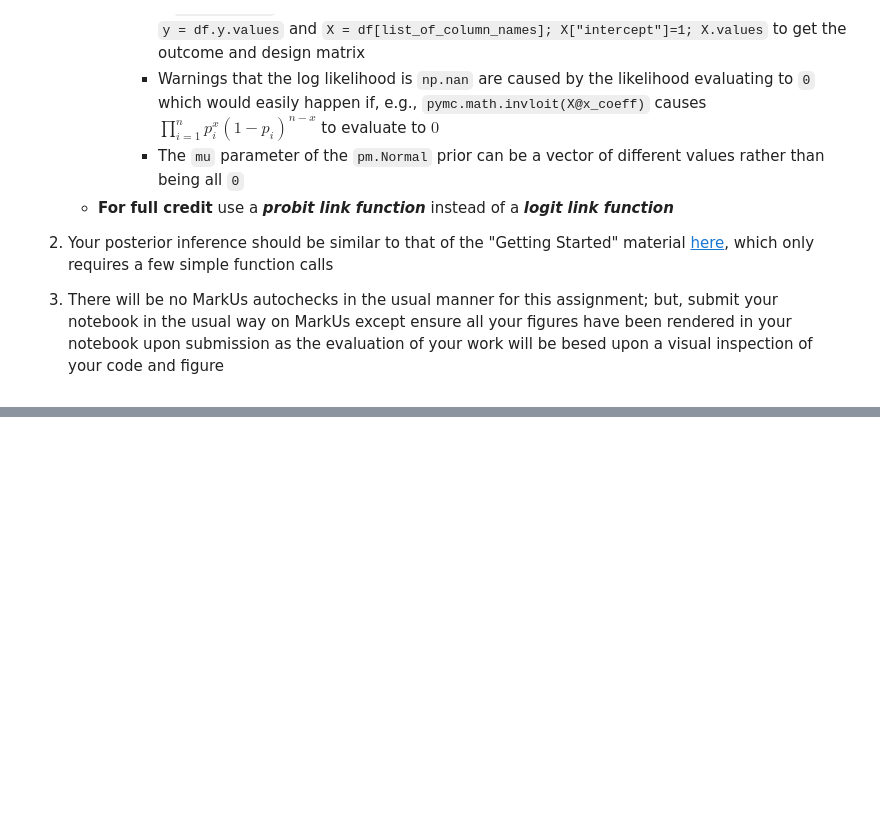
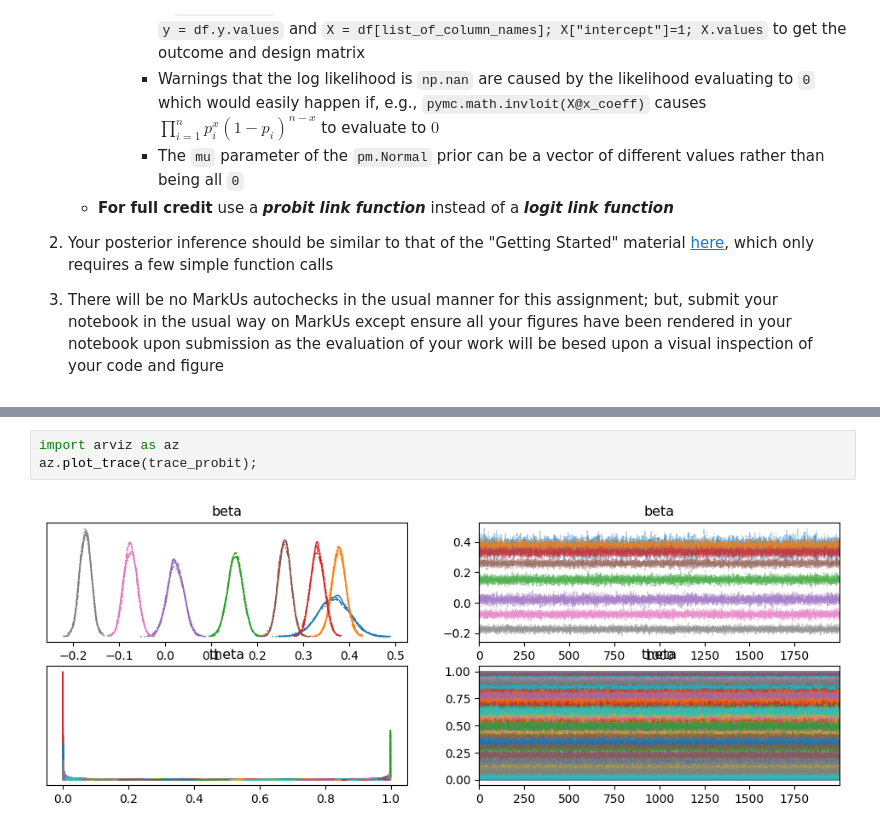
Before and after one commit to pointOfive/STA410_W24_StatisticalComputation, a Jupyter notebook: Week3/STA410_W24_Week3_Homework_ProbabilisticProgrammingPyMC.ipynb, the cells around one changed output, grey strips where cells are left out. Drawn from its saved outputs; the diff is of its cells as text; blank space fills up the shorter version.

```diff
--- a/Week3/STA410_W24_Week3_Homework_ProbabilisticProgrammingPyMC.ipynb
+++ b/Week3/STA410_W24_Week3_Homework_ProbabilisticProgrammingPyMC.ipynb
@@ -25,0 +146,5 @@
+# %%
+import arviz as az
+az.plot_trace(trace_probit);
+# %% [output]
+[figure, added]
```
Also changed, not shown: parts of 11 cells of this notebook, 1 other file.
